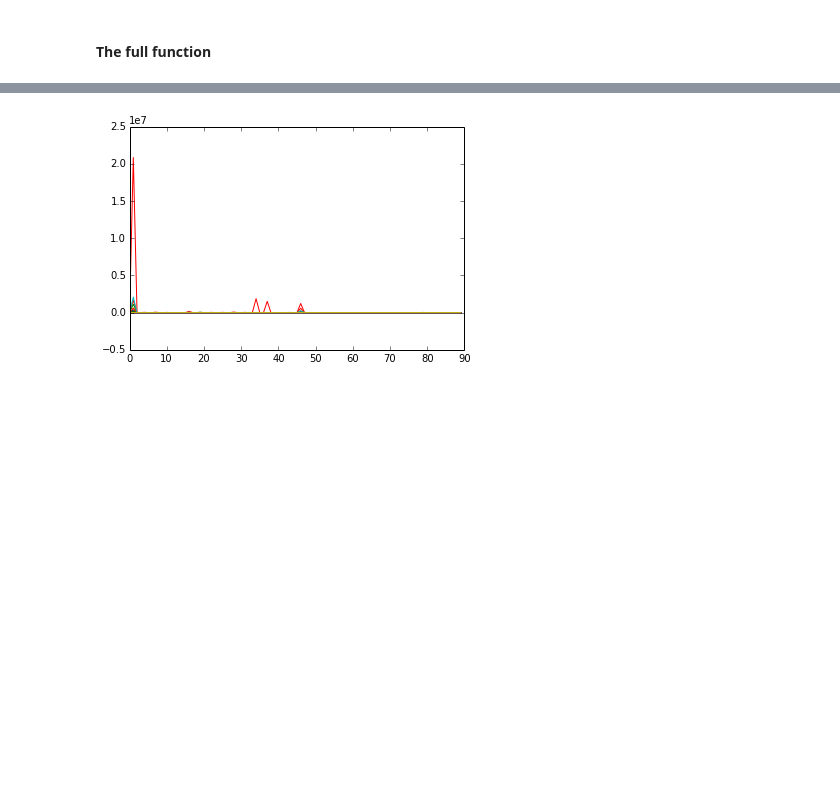
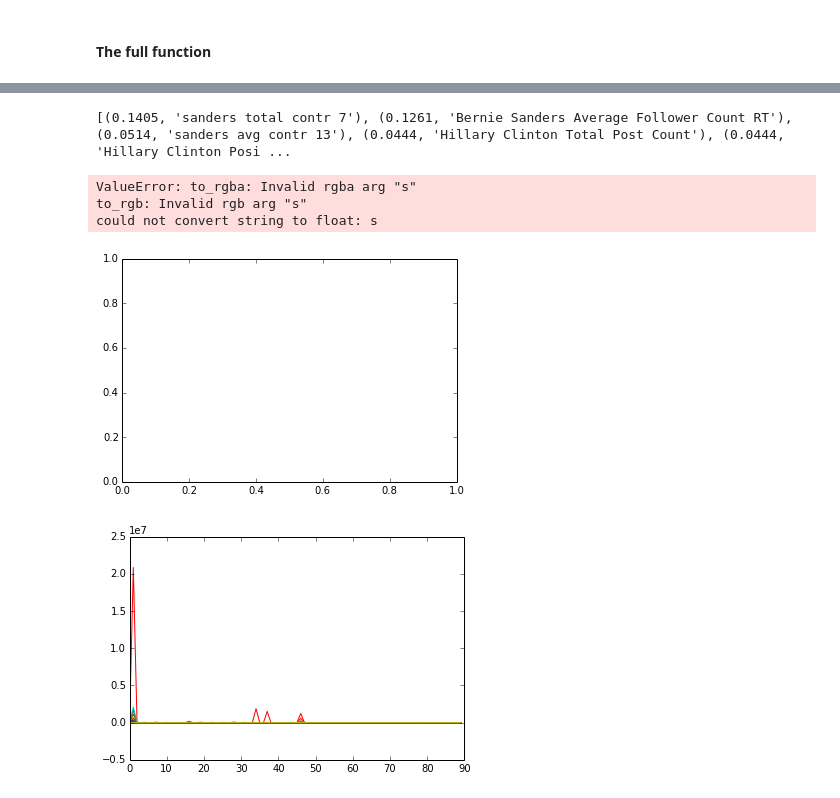
Before and after one commit to sbalanovich/APM115Proj2, a Jupyter notebook: SergueiNotebooks/Random Forest Tests.ipynb, the cells around one changed output, grey strips where cells are left out. Drawn from its saved outputs; the diff is of its cells as text; code cells hidden in the pictures; blank space fills up the shorter version.

```diff
--- a/SergueiNotebooks/Random Forest Tests.ipynb
+++ b/SergueiNotebooks/Random Forest Tests.ipynb
@@ -244,9 +251,3 @@ def buildTargetReps(state):
                                                        int(row[5].replace(',', '')))
             y.append([percent1, percent2])
     return y
-# %%
-# X = buildFinanceFeatureFrame('NY', ['Clinton', 'Sanders'], inclTime=True)
-# X = buildTwitterFeatureFrame('NY', ['Clinton', 'Sanders'], X = X)
-X = buildSmallPollFF()
-# X = buildBigPollFF()
-y = buildTarget('NY')
@@ -255,3 +254,26 @@ NameError: global name 'numCounties' is not defined
+# %%
+state = 'NY'
+# state = 'CT'
+candidates = ['Clinton', 'Sanders']
+# candidates = ['Trump', 'Cruz', 'Kasich']
+
+X1 = buildFinanceFeatureFrame(state, candidates, inclTime=True, inclContrib=True, inclExp=False)
+X2 = buildFinanceFeatureFrame(state, candidates, inclTime=False, inclContrib=True, inclExp=False)
+
+X3 = buildFinanceFeatureFrame(state, candidates, inclTime=True, inclContrib=False, inclExp=True)
+X4 = buildFinanceFeatureFrame(state, candidates, inclTime=False, inclContrib=False, inclExp=True)
+
+X5 = buildFinanceFeatureFrame(state, candidates, inclTime=True, inclContrib=True, inclExp=True)
+X6 = buildFinanceFeatureFrame(state, candidates, inclTime=False, inclContrib=True, inclExp=True)
+
+X7 = buildTwitterFeatureFrame(state, candidates)
+
+X8 = buildFinanceFeatureFrame(state, candidates, inclTime=True, inclContrib=True, inclExp=True)
+X8 = buildTwitterFeatureFrame(state, candidates, X = X8)
+
+XsToTry = [X1, X2, X3, X4, X5, X6, X7, X8]
+y = buildTargetDems(state)
+# y = buildTargetReps(state)
 # %%
 def testRandomForest(X, y):
     rng = np.random.RandomState(0)
@@ -274,0 +315,5 @@ Score with the entire dataset = -0.49
+# %%
+estimators = []
+for X in XsToTry:
+    estimator = testRandomForest(X, y)
+    estimators.append(estimator)
@@ -274,0 +349,15 @@ Score with the entire dataset = -0.49
+# %%
+impts = sorted(zip(map(lambda x: round(x, 4), estimators[-1].feature_importances_), totalFeatureNames),
+             reverse=True)
+print(impts[:10])
+lolol = sorted(impts[:10])
+plt.barh([l for l in range(len(lolol))], [l[0] for l in lolol], color="seaborn")
+plt.yticks([l for l in range(10)], [l[1] for l in lolol])
+# boom.set_yticklabels(tuple([l[1] for l in lolol]))
+plt.show()
+# %% [output]
+[(0.1405, 'sanders total contr 7'), (0.1261, 'Bernie Sanders Average Follower Count RT'), (0.0514, 'sanders avg contr 13'), (0.0444, 'Hillary Clinton Total Post Count'), (0.0444, 'Hillary Clinton Posi ...
+ValueError: to_rgba: Invalid rgba arg "s"
+to_rgb: Invalid rgb arg "s"
+could not convert string to float: s
+[figure, added]
```
Also changed, not shown: parts of 9 cells of this notebook, 1 other file.
